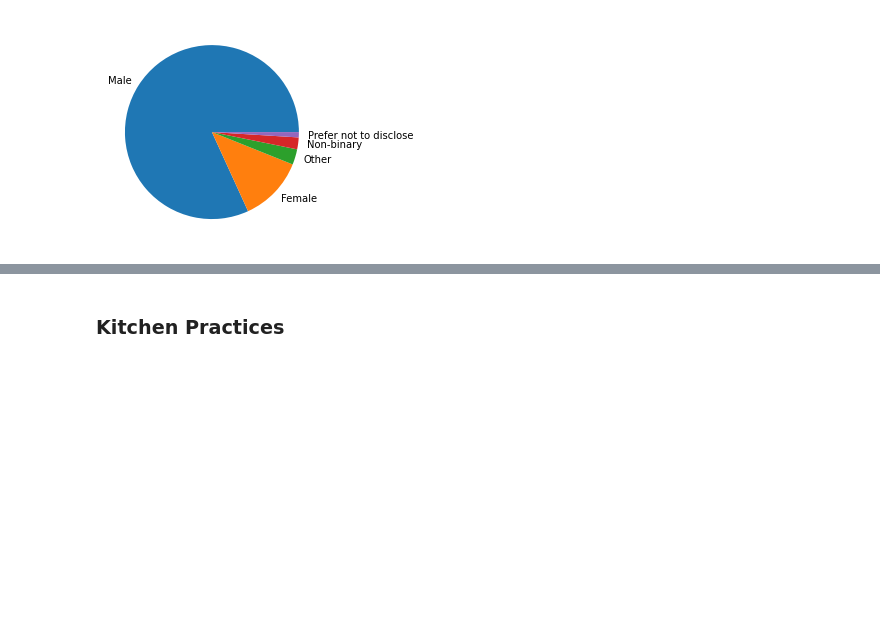
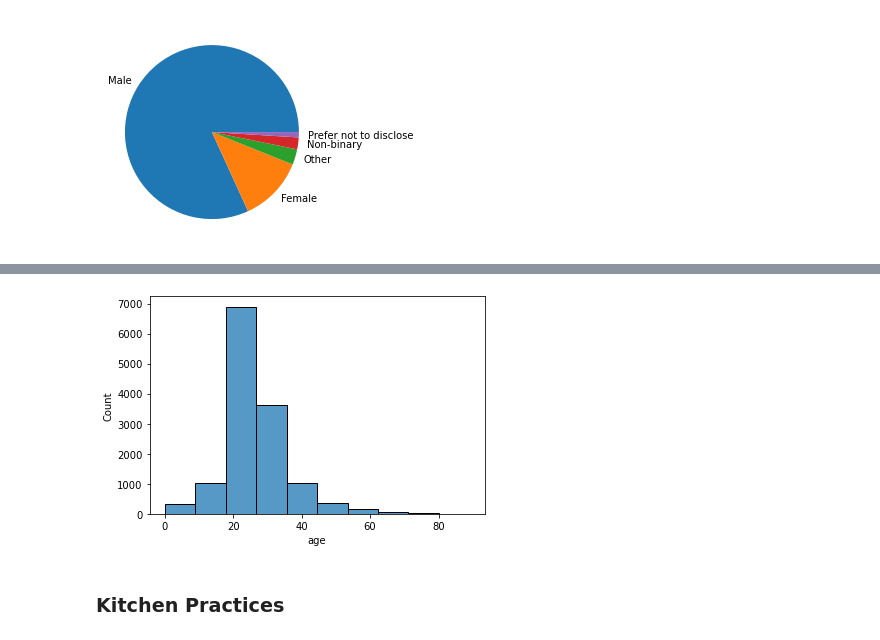
Before and after one commit to bjd9/washmeat, a Jupyter notebook: DEA_washmeat.ipynb, the cells around one changed output, grey strips where cells are left out. Cells and saved outputs as stored; diff of their text form; code cells hidden in the pictures; blank space fills up the shorter version.

```diff
--- a/DEA_washmeat.ipynb
+++ b/DEA_washmeat.ipynb
@@ -636,6 +694,10 @@ plt.pie(pie_gender, labels=pie_gender.index);
 # race distribution
 # %%
 # age - histogram
+# %%
+sns.histplot(data=df_survey, x="age", bins=10);
+# %% [output]
+[figure, added]
 # %% [markdown]
 ### Kitchen Practices
 # %%
```
Also changed, not shown: parts of 9 cells of this notebook.
